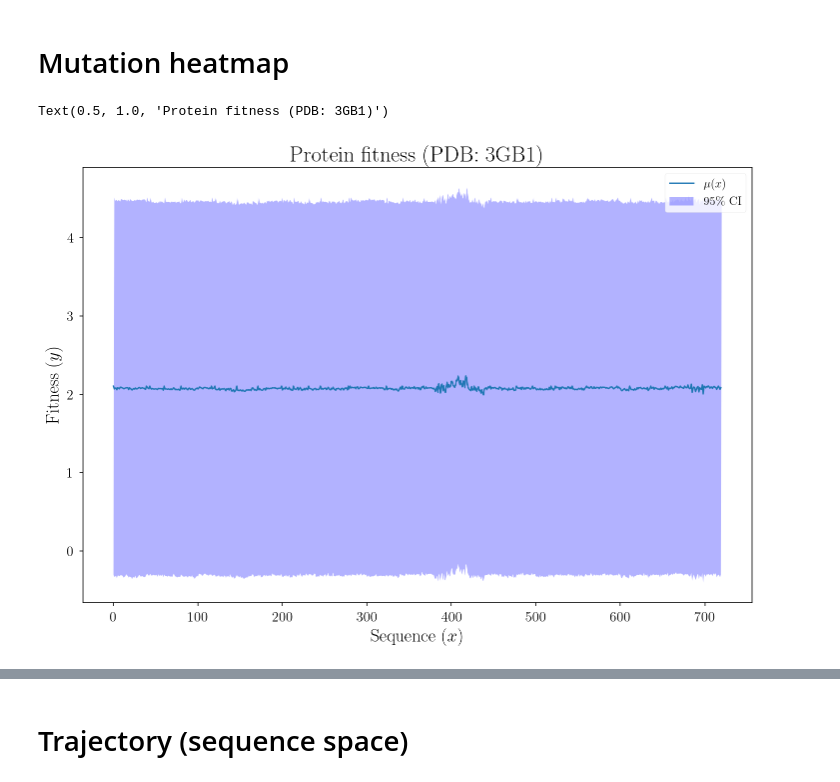
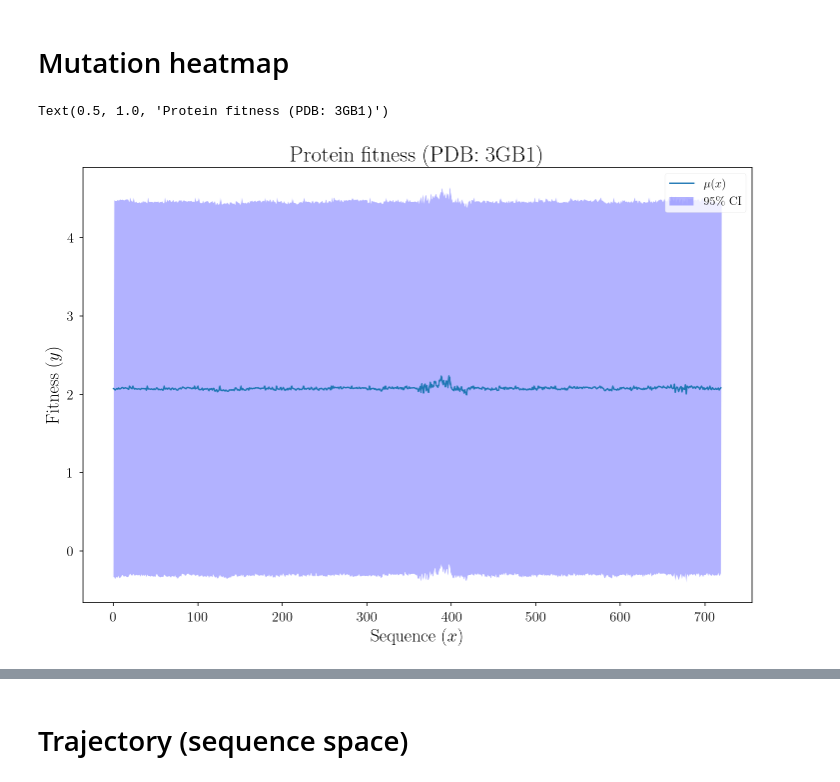
Before and after one commit to ayushkarnawat/profit, a Jupyter notebook: examples/gb1/pred_vs_true.ipynb, the cells around one changed output, grey strips where cells are left out. Cells and saved outputs as stored; diff of their text form; code cells hidden in the pictures.

```diff
--- a/examples/gb1/pred_vs_true.ipynb
+++ b/examples/gb1/pred_vs_true.ipynb
@@ -471,7 +463,7 @@ all_seqs = []
 for pos in positions:
     for seq in seqs:
         template = list("MTYKLILNGKTLKGETTTEAVDAATAEKVFKQYANDNGVDGEWTYDDATKTFTVTE")
-        template[pos-1] = seq
+        template[pos] = seq
         all_seqs.append(preprocessor.get_input_feats(template))
 all_seqs = torch.Tensor(all_seqs).long()
 
@@ -482,24 +474,26 @@ S.scatter_(2, torch.unsqueeze(all_seqs, dim=2), 1)
 # Evaluate on (g-mean) oracle to get predictions
 gmean_oracle = all_oracles["g-mean"]
 if isinstance(gmean_oracle, SequenceGPR):
-    mean, sigma = gmean_oracle.predict(all_seqs, return_std=True)
-    mean, sigma = torch.Tensor(mean).squeeze(), torch.Tensor(sigma).squeeze()
+    mu_oracle, sigma_oracle = gmean_oracle.predict(all_seqs, return_std=True)
+    mu_oracle, sigma_oracle = mean_oracle.squeeze(), sigma_oracle.squeeze()
 else:
     gmean_oracle.eval()
     with torch.no_grad():
         y_pred = gmean_oracle(S)
-        mean, sigma = y_pred[:,0], torch.sqrt(y_pred[:,1])
+        mu_oracle, sigma_oracle = y_pred[:,0], torch.sqrt(y_pred[:,1])
 # %%
 plt.figure(figsize=(12,8))
-plt.plot(mean, label="$\mu(x)$")
-plt.fill(np.concatenate([torch.arange(sigma.size(0)), torch.arange(sigma.size(0), 0, -1)]),
-         np.concatenate([mean - 1.96 * sigma, torch.flip(mean + 1.96 * sigma, dims=(0,))]),
+plt.plot(mu_oracle, label="$\mu(x)$")
+plt.fill(np.concatenate([torch.arange(sigma_oracle.size(0)),
+                         torch.arange(sigma_oracle.size(0), 0, -1)]),
+         np.concatenate([mu_oracle - 1.96 * sigma_oracle,
+                         torch.flip(mu_oracle + 1.96 * sigma_oracle, dims=(0,))]),
          alpha=0.3, fc="b", ec="None", label=r"95\% CI")
 plt.xlabel("Sequence ($x$)")
 plt.ylabel("Fitness ($y$)")
 plt.legend()
 plt.title("Protein fitness (PDB: 3GB1)")
 # %% [output]
 Text(0.5, 1.0, 'Protein fitness (PDB: 3GB1)')
-[figure, old version]
+[figure, new version]
 # %%
```
Also changed, not shown: parts of 48 cells of this notebook, 1 other file.
